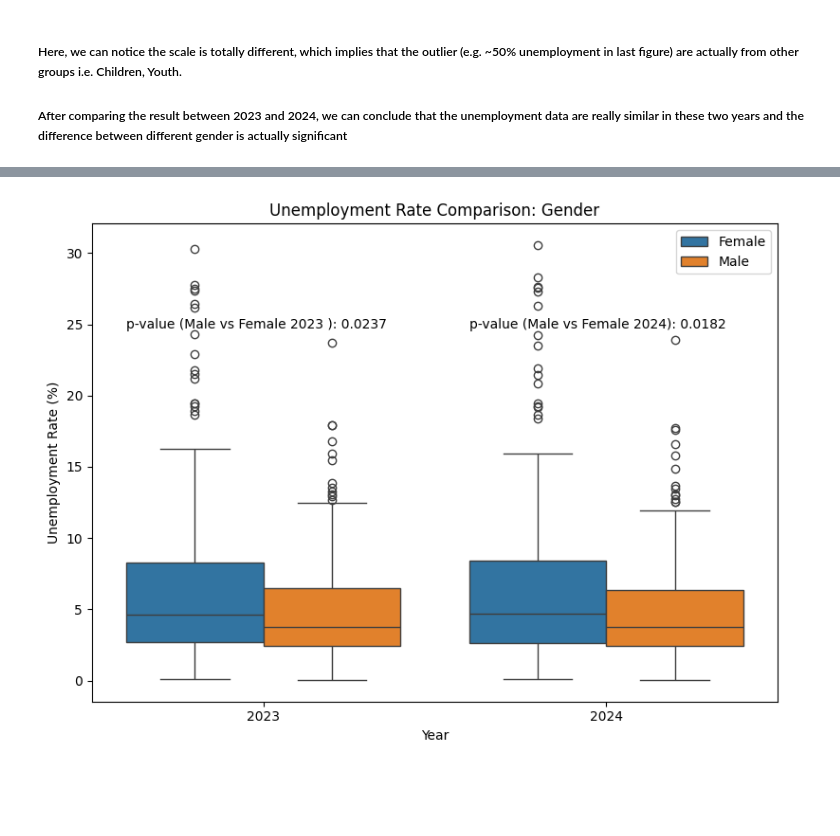
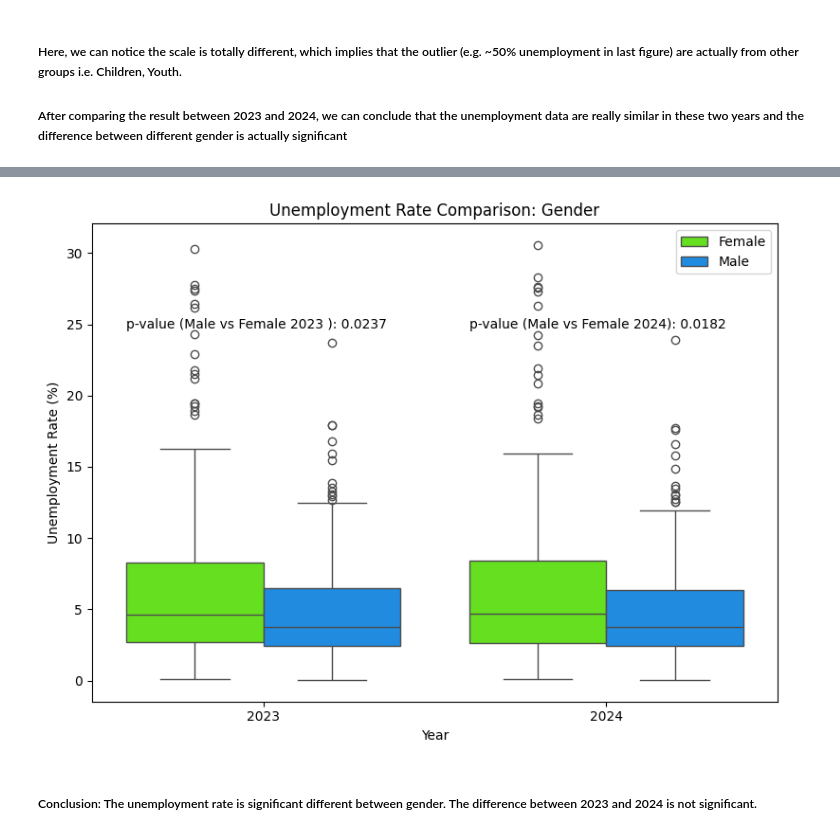
Before and after one commit to Enlightenus/Global_unemployment, a Jupyter notebook: test.ipynb, the cells around one changed output, grey strips where cells are left out. Drawn from its saved outputs; the diff is of its cells as text; code cells hidden in the pictures; blank space fills up the shorter version.

```diff
--- a/test.ipynb
+++ b/test.ipynb
@@ -345,32 +346,35 @@ melted_2024 = data_2024.melt(id_vars=['country_name', 'sex', 'age_group', 'age_c
 # Combine the melted DataFrames
 melted_combined = pd.concat([melted_2023, melted_2024])
 
 # Create a boxplot comparing 2023 and 2024 for the adult age group
 plt.figure(figsize=(8, 6))
-sns.boxplot(data=melted_combined, x='Year', y='Unemployment Rate', hue='sex')
+colors = sns.color_palette("gist_rainbow", 2)
+sns.boxplot(data=melted_combined, x='Year', y='Unemployment Rate', hue='sex', palette=colors)
 
 # Perform Mann-Whitney U test for male and female groups between 2023 and 2024
 male_2023 = melted_combined[(melted_combined['sex'] == 'Male') & (melted_combined['Year'] == '2023')]['Unemployment Rate']
 female_2023 = melted_combined[(melted_combined['sex'] == 'Female') & (melted_combined['Year'] == '2023')]['Unemployment Rate']
 male_2024 = melted_combined[(melted_combined['sex'] == 'Male') & (melted_combined['Year'] == '2024')]['Unemployment Rate']
 female_2024 = melted_combined[(melted_combined['sex'] == 'Female') & (melted_combined['Year'] == '2024')]['Unemployment Rate']
 
 # Perform Mann-Whitney U test
 mwu_2023, pval_2023 = mannwhitneyu(male_2023, female_2023)
 mwu_2024, pval_2024 = mannwhitneyu(male_2024, female_2024)
 
 # Annotate the plot with p-values
 plt.text(-0.4, 25, f'p-value (Male vs Female 2023 ): {pval_2023 :.4f}', ha='left', va='center')
 plt.text(0.6, 25, f'p-value (Male vs Female 2024): {pval_2024:.4f}', ha='left', va='center')
 
 # Add labels and title
 plt.title('Unemployment Rate Comparison: Gender')
 plt.xlabel('Year')
 plt.ylabel('Unemployment Rate (%)')
 
 # Show plot
 plt.tight_layout()  # Adjust layout to prevent overlapping labels
 plt.legend()
 plt.show()
 # %% [output]
-[figure, old version]
+[figure, new version]
+# %% [markdown]
+##### Conclusion: The unemployment rate is significant different between gender. The difference between 2023 and 2024 is not significant.
```
Also changed, not shown: parts of 1 cell of this notebook.
